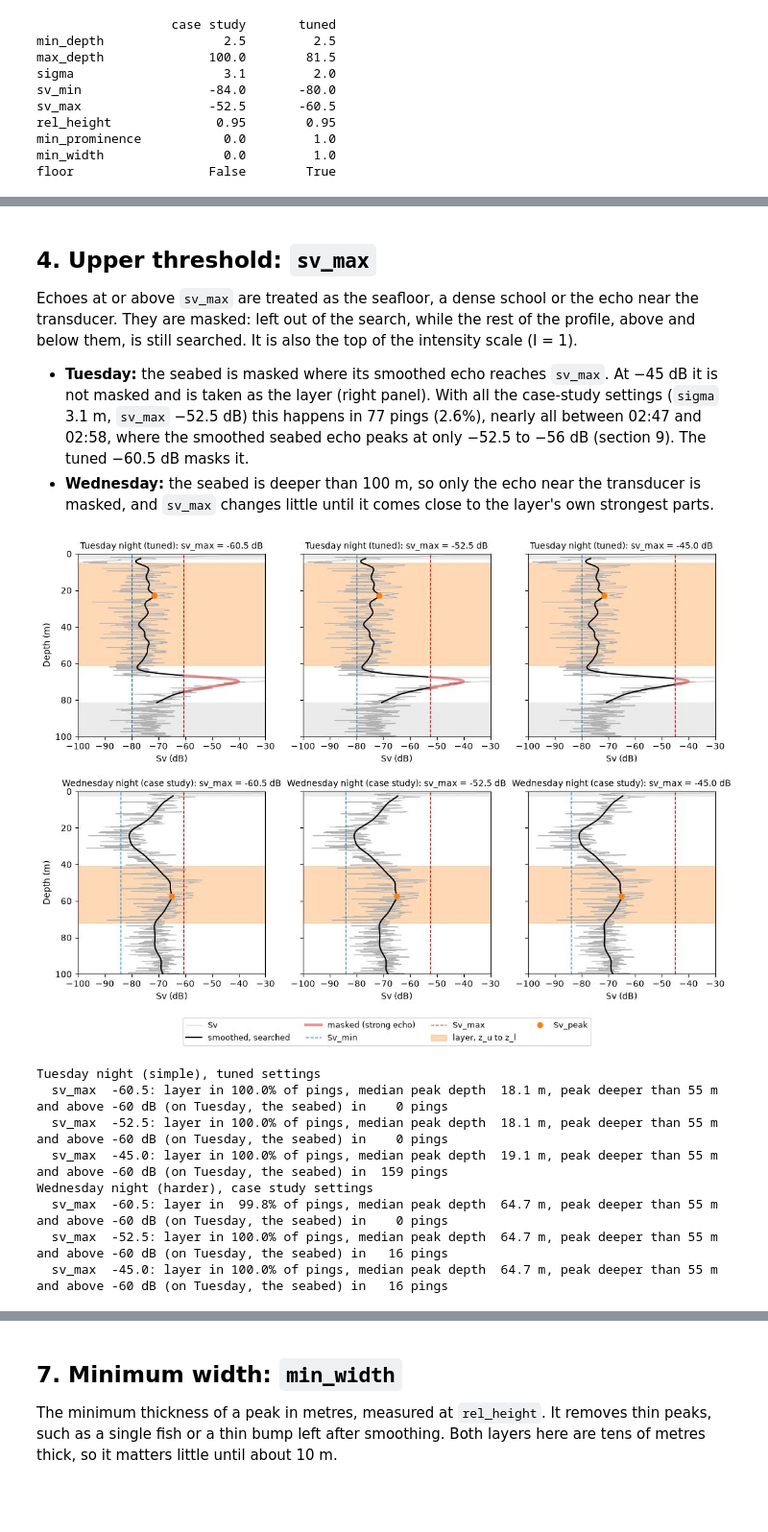
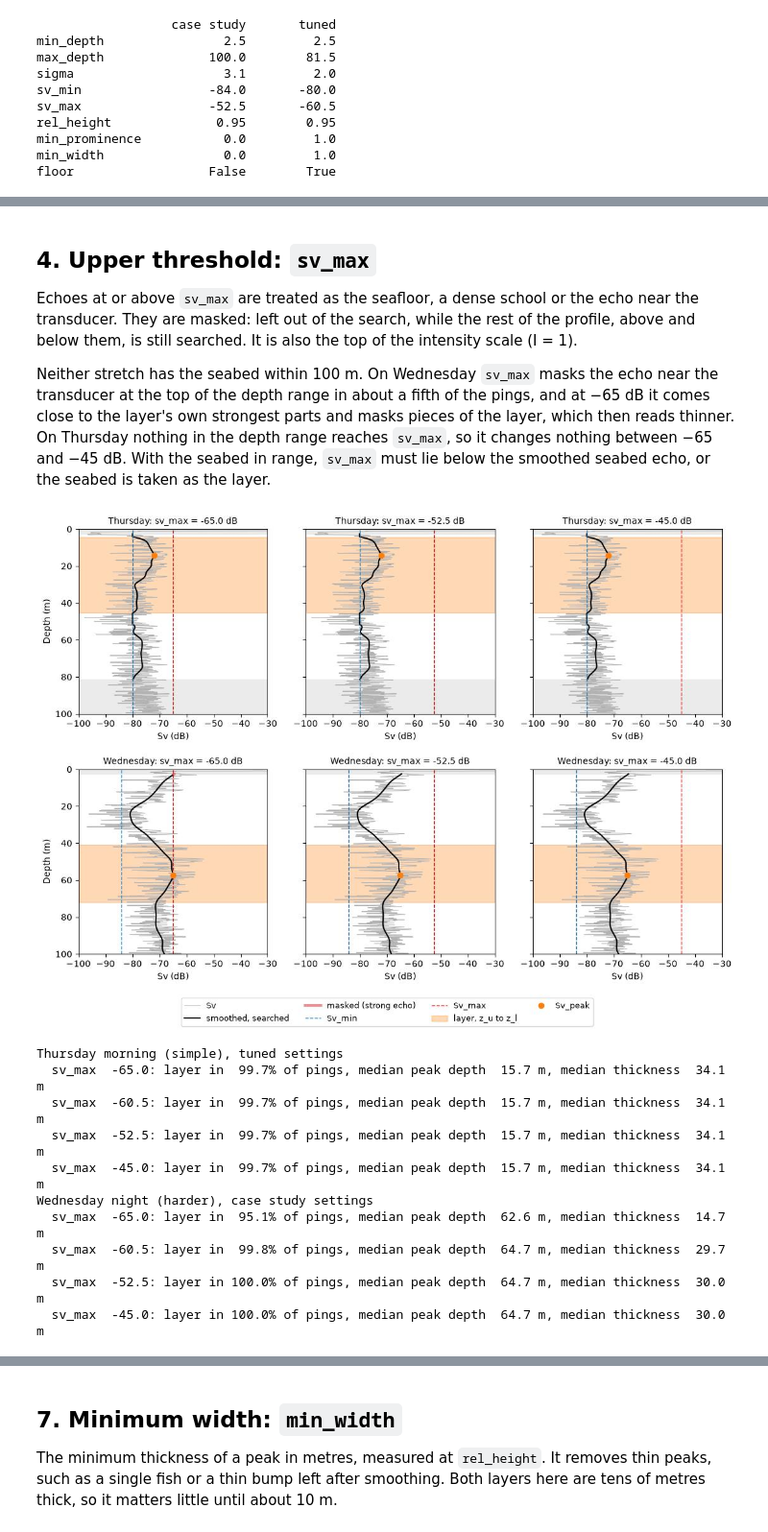
Before and after one commit to Ahmed-Abdelgayed/SSL-detector-demo, a Jupyter notebook: ssl_detector_demo.ipynb, the cells around one changed output, grey strips where cells are left out. Shown at 96% size. Drawn from its saved outputs; the diff is of its cells as text; code cells hidden in the pictures; blank space fills up the shorter version.

```diff
--- a/ssl_detector_demo.ipynb
+++ b/ssl_detector_demo.ipynb
@@ -23,7 +23,7 @@ from IPython.display import display
 
 import ssl_detector as ssl
 
-NAMES = {"tue_night": "Tuesday night (simple)", "wed_night": "Wednesday night (harder)"}
+NAMES = {"thu_morning": "Thursday morning (simple)", "wed_night": "Wednesday night (harder)"}
 D = {k: ssl.load_data(f"data/autonaut_{k}.npz") for k in NAMES}
 for k, d in D.items():
     print(f"{NAMES[k]}: {len(d['time'])} pings, {d['time'][0]} to {d['time'][-1]} UTC, "
@@ -105,7 +106,7 @@ Two sets of settings are given in `ssl_detector.py`:
 # %%
 CASE, TUNED = ssl.DEFAULTS, ssl.TUNED
 SETTINGS = {"case study": CASE, "tuned": TUNED}
-USE = {"tue_night": "tuned", "wed_night": "case study"}     # the settings each dataset is shown with
+USE = {"thu_morning": "tuned", "wed_night": "case study"}     # the settings each dataset is shown with
 print(f"{'':16}" + "".join(f"{name:>12}" for name in SETTINGS))
 for key in CASE:
     print(f"{key:16}" + "".join(f"{str(s[key]):>12}" for s in SETTINGS.values()))
@@ -159,7 +160,7 @@ def ping_at(k, hhmm):
     return int(np.argmin(np.abs(T[k] - mdates.date2num(np.datetime64(f"{day}T{hhmm}")))))
 
 
-EX = {"tue_night": ping_at("tue_night", "02:30"),   # layer near 20 m, seabed in range
+EX = {"thu_morning": ping_at("thu_morning", "09:15"),   # strong layer near 15 m, weaker one near 55 m
       "wed_night": ping_at("wed_night", "23:00")}   # layer near 50 m
 
 
@@ -169,7 +170,7 @@ def panels(title, values, unit=""):
     for row, k in zip(axs, D):
         for ax, v in zip(row, values):
             profile(ax, k, EX[k], legend=False, **{title: v})
-            ax.set_title(f"{NAMES[k].split(' (')[0]} ({USE[k]}): {title} = {v}{unit}", fontsize=10)
+            ax.set_title(f"{NAMES[k].split(' ')[0]}: {title} = {v}{unit}", fontsize=10)
         row[0].set_ylabel("Depth (m)")
     labels = {}
     for ax in axs.flat:
@@ -292,27 +292,27 @@ Echoes at or above `sv_max` are treated as the seafloor, a dense school or the e
 are masked: left out of the search, while the rest of the profile, above and below them, is still searched.
 It is also the top of the intensity scale (I = 1).
 
-- **Tuesday:** the seabed is masked where its smoothed echo reaches `sv_max`. At −45 dB it is not masked and
-  is taken as the layer (right panel). With all the case-study settings (`sigma` 3.1 m, `sv_max` −52.5 dB) this
-  happens in 77 pings (2.6%), nearly all between 02:47 and 02:58, where the smoothed seabed echo peaks at only
-  −52.5 to −56 dB (section 9). The tuned −60.5 dB masks it.
-- **Wednesday:** the seabed is deeper than 100 m, so only the echo near the transducer is masked, and
-  `sv_max` changes little until it comes close to the layer's own strongest parts.
+Neither stretch has the seabed within 100 m. On Wednesday `sv_max` masks the echo near the transducer at the
+top of the depth range in about a fifth of the pings, and at −65 dB it comes close to the layer's own strongest
+parts and masks pieces of the layer, which then reads thinner. On Thursday nothing in the depth range reaches
+`sv_max`, so it changes nothing between −65 and −45 dB. With the seabed in range,
+`sv_max` must lie below the smoothed seabed echo, or the seabed is taken as the layer.
 # %%
-panels("sv_max", (-60.5, -52.5, -45.0), " dB")
+panels("sv_max", (-65.0, -52.5, -45.0), " dB")
 plt.show()
-seabed = lambda r: f"peak deeper than 55 m and above -60 dB (on Tuesday, the seabed) in {np.sum((r['z_peak'] > 55) & (r['sv_peak'] > -60)):4d} pings"
-table("sv_max", (-60.5, -52.5, -45.0), (found, peak, seabed))
+table("sv_max", (-65.0, -60.5, -52.5, -45.0), (found, peak, thick))
 # %% [output]
-[figure, old version]
+[figure, new version]
-Tuesday night (simple), tuned settings
-  sv_max  -60.5: layer in 100.0% of pings, median peak depth  18.1 m, peak deeper than 55 m and above -60 dB (on Tuesday, the seabed) in    0 pings
-  sv_max  -52.5: layer in 100.0% of pings, median peak depth  18.1 m, peak deeper than 55 m and above -60 dB (on Tuesday, the seabed) in    0 pings
-  sv_max  -45.0: layer in 100.0% of pings, median peak depth  19.1 m, peak deeper than 55 m and above -60 dB (on Tuesday, the seabed) in  159 pings
+Thursday morning (simple), tuned settings
+  sv_max  -65.0: layer in  99.7% of pings, median peak depth  15.7 m, median thickness  34.1 m
+  sv_max  -60.5: layer in  99.7% of pings, median peak depth  15.7 m, median thickness  34.1 m
+  sv_max  -52.5: layer in  99.7% of pings, median peak depth  15.7 m, median thickness  34.1 m
+  sv_max  -45.0: layer in  99.7% of pings, median peak depth  15.7 m, median thickness  34.1 m
 Wednesday night (harder), case study settings
-  sv_max  -60.5: layer in  99.8% of pings, median peak depth  64.7 m, peak deeper than 55 m and above -60 dB (on Tuesday, the seabed) in    0 pings
-  sv_max  -52.5: layer in 100.0% of pings, median peak depth  64.7 m, peak deeper than 55 m and above -60 dB (on Tuesday, the seabed) in   16 pings
-  sv_max  -45.0: layer in 100.0% of pings, median peak depth  64.7 m, peak deeper than 55 m and above -60 dB (on Tuesday, the seabed) in   16 pings
+  sv_max  -65.0: layer in  95.1% of pings, median peak depth  62.6 m, median thickness  14.7 m
+  sv_max  -60.5: layer in  99.8% of pings, median peak depth  64.7 m, median thickness  29.7 m
+  sv_max  -52.5: layer in 100.0% of pings, median peak depth  64.7 m, median thickness  30.0 m
+  sv_max  -45.0: layer in 100.0% of pings, median peak depth  64.7 m, median thickness  30.0 m
 # %% [markdown]
 ## 5. Where the bounds are read: `rel_height`
 
```
Also changed, not shown: parts of 20 cells of this notebook, 9 other files.
